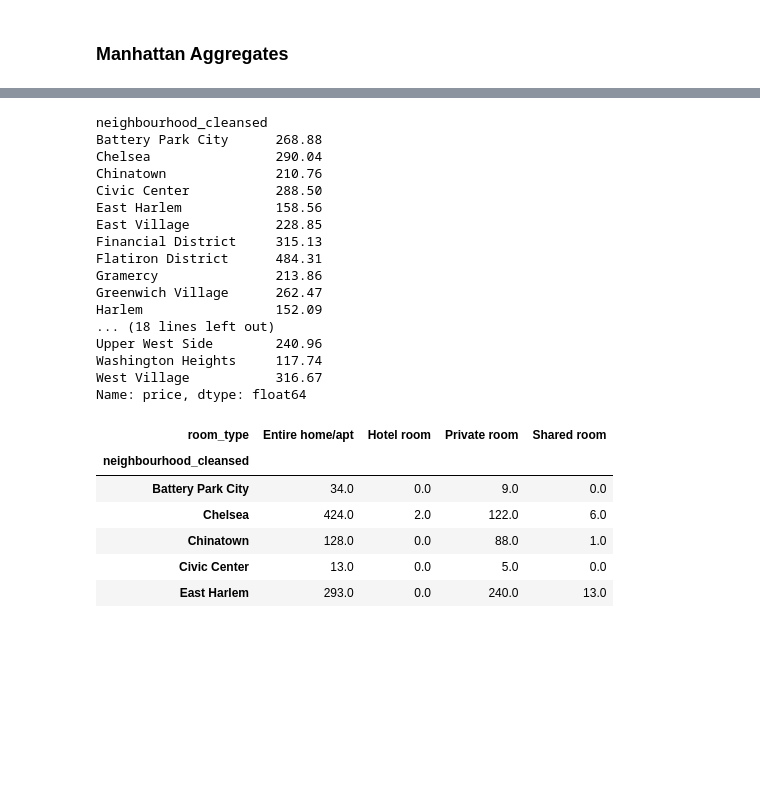
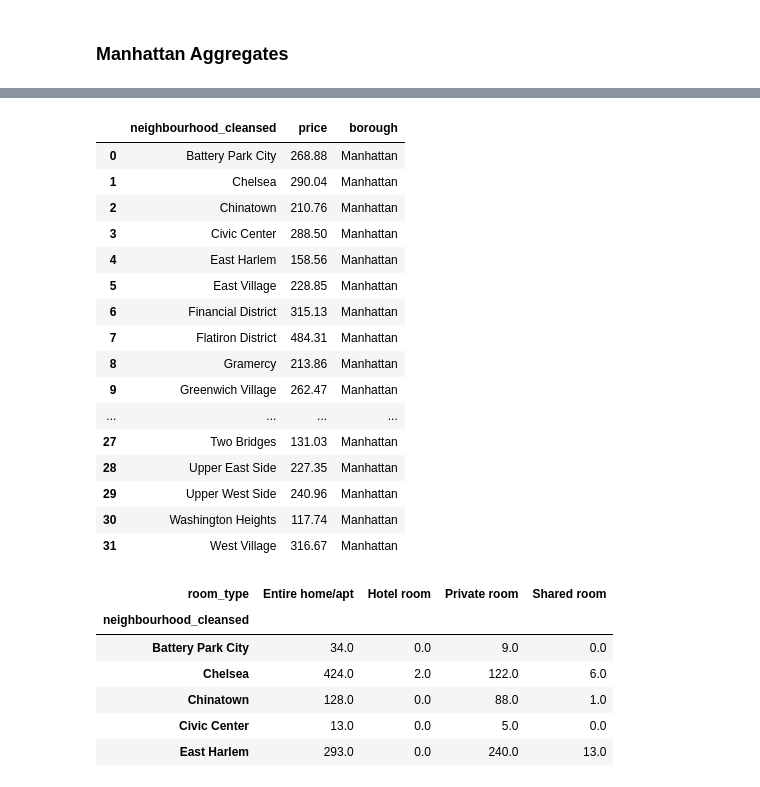
Before and after one commit to munozjon/NYC-Airbnb-Listings, a Jupyter notebook: static/data_extraction.ipynb, the cells around one changed output, grey strips where cells are left out. Drawn from its saved outputs; the diff is of its cells as text; code cells hidden in the pictures; blank space fills up the shorter version.

Commit message:
Redid exporting average prices JSON, now exported into one file and correctly shows neighbourhood, borough, and price

```diff
--- a/static/data_extraction.ipynb
+++ b/static/data_extraction.ipynb
@@ -132,30 +132,30 @@ manhattan_listings.head()
 # %%
 # Group by neighborhood, find average price
 avg_price_nbhd_manhattan = manhattan_listings.groupby(["neighbourhood_cleansed"])["price"].mean()
 
-avg_price_nbhd_manhattan = avg_price_nbhd_manhattan.round(2)
+avg_price_nbhd_manhattan = avg_price_nbhd_manhattan.round(2).reset_index()
 
-avg_price_nbhd_manhattan.to_json("data/average_price_nbhd_manhattan.json", orient="records")
+avg_price_nbhd_manhattan["borough"] = "Manhattan"
 
 avg_price_nbhd_manhattan
 # %% [output]
-neighbourhood_cleansed
-Battery Park City      268.88
-Chelsea                290.04
-Chinatown              210.76
-Civic Center           288.50
-East Harlem            158.56
-East Village           228.85
-Financial District     315.13
-Flatiron District      484.31
-Gramercy               213.86
-Greenwich Village      262.47
-Harlem                 152.09
-... (18 lines left out)
-Upper West Side        240.96
-Washington Heights     117.74
-West Village           316.67
-Name: price, dtype: float64
+|  | neighbourhood_cleansed | price | borough |
+| 0 | Battery Park City | 268.88 | Manhattan |
+| 1 | Chelsea | 290.04 | Manhattan |
+| 2 | Chinatown | 210.76 | Manhattan |
+| 3 | Civic Center | 288.50 | Manhattan |
+| 4 | East Harlem | 158.56 | Manhattan |
+| 5 | East Village | 228.85 | Manhattan |
+| 6 | Financial District | 315.13 | Manhattan |
+| 7 | Flatiron District | 484.31 | Manhattan |
+| 8 | Gramercy | 213.86 | Manhattan |
+| 9 | Greenwich Village | 262.47 | Manhattan |
+| ... | ... | ... | ... |
+| 27 | Two Bridges | 131.03 | Manhattan |
+| 28 | Upper East Side | 227.35 | Manhattan |
+| 29 | Upper West Side | 240.96 | Manhattan |
+| 30 | Washington Heights | 117.74 | Manhattan |
+| 31 | West Village | 316.67 | Manhattan |
 # %%
 #Find room_type freq by neighborhood:
 
```
Also changed, not shown: parts of 11 cells of this notebook, 6 other files.
